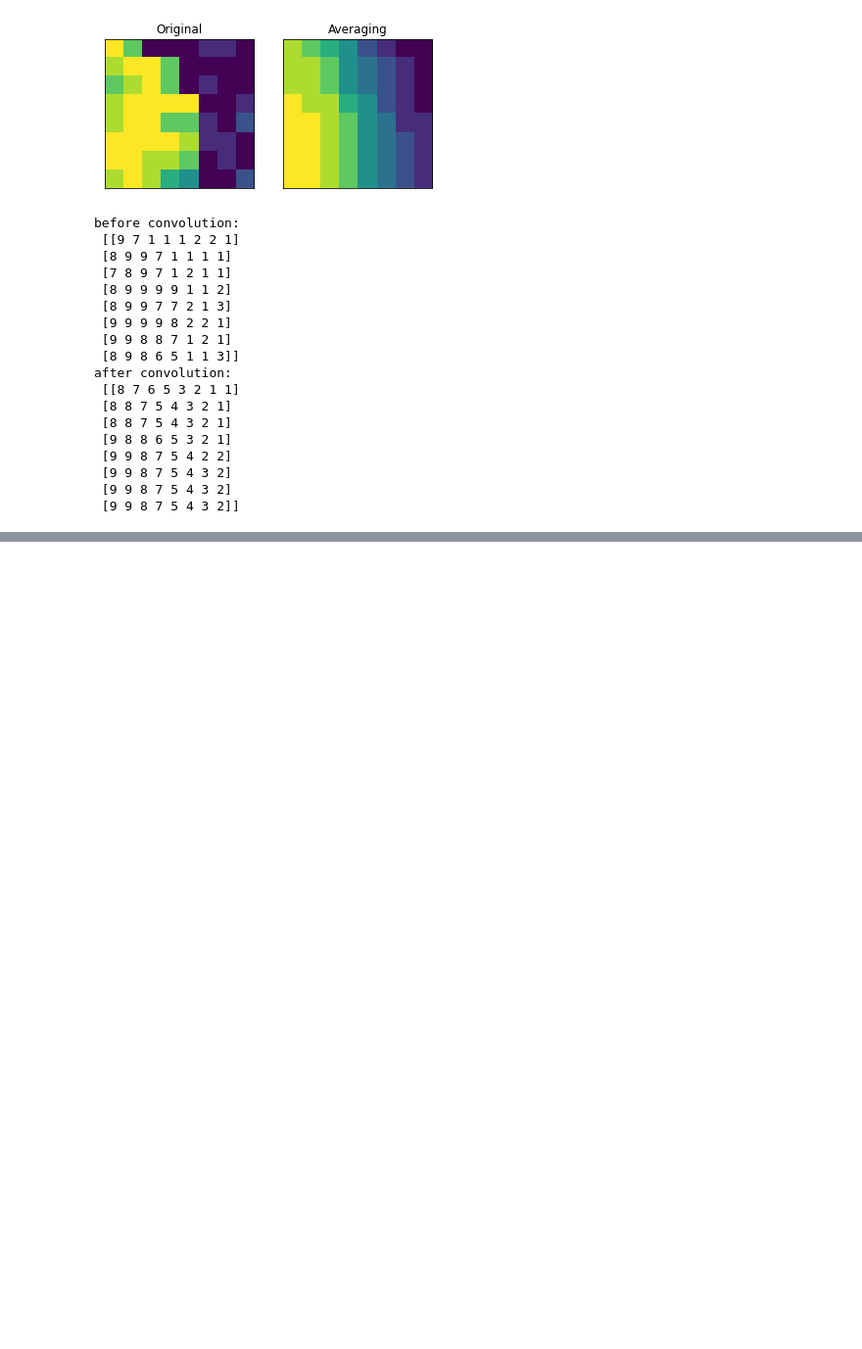
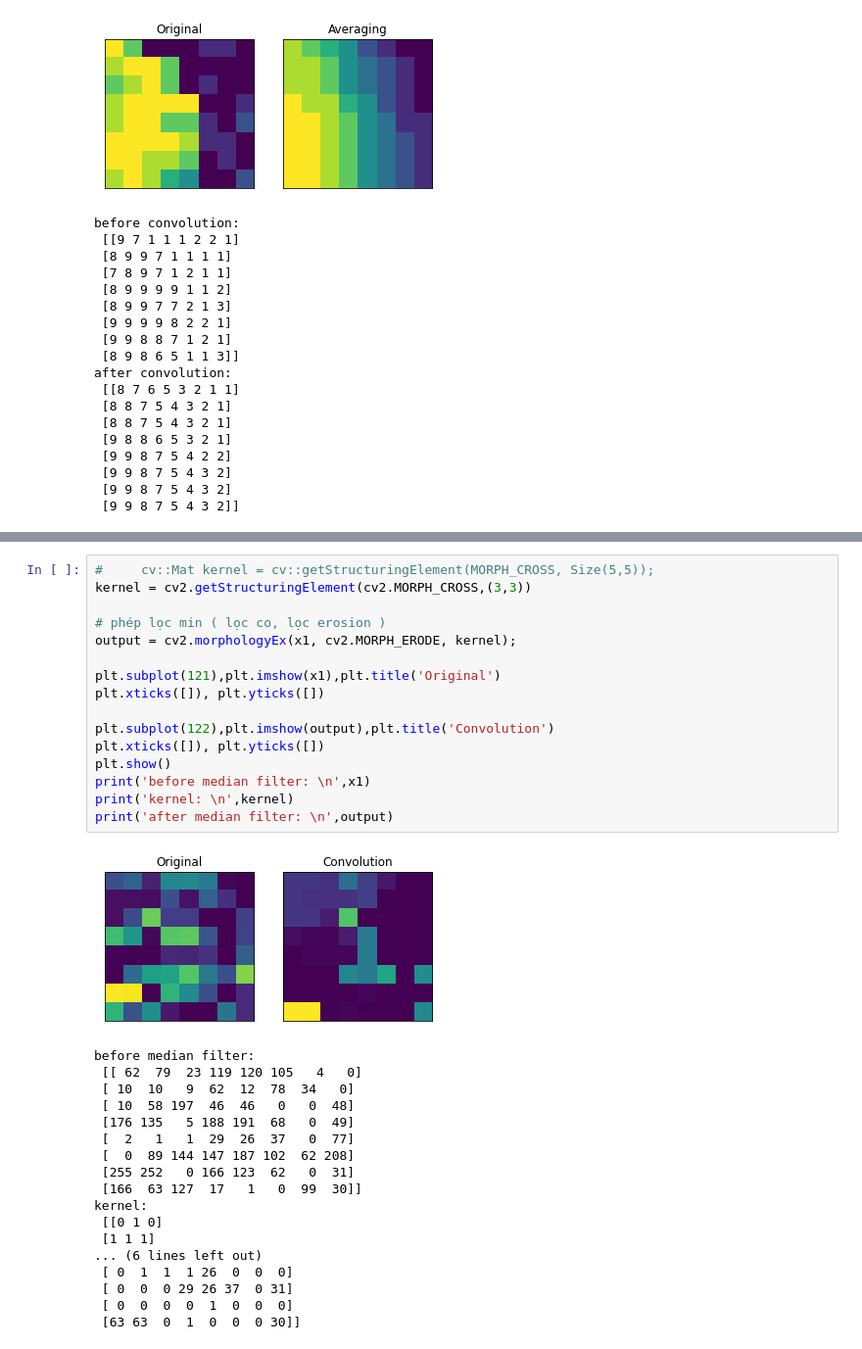
Before and after one commit to ndthien98/LTU15, a Jupyter notebook: 20201/image-processing/baitap_xla.ipynb, the cells around one changed output, grey strips where cells are left out. Shown at 98% size. Drawn from its saved outputs; the diff is of its cells as text; blank space fills up the shorter version.

```diff
--- a/20201/image-processing/baitap_xla.ipynb
+++ b/20201/image-processing/baitap_xla.ipynb
@@ -235,0 +342,35 @@ after convolution:
+# %%
+#     cv::Mat kernel = cv::getStructuringElement(MORPH_CROSS, Size(5,5));
+kernel = cv2.getStructuringElement(cv2.MORPH_CROSS,(3,3))
+
+# phép lọc min ( lọc co, lọc erosion )
+output = cv2.morphologyEx(x1, cv2.MORPH_ERODE, kernel);
+
+plt.subplot(121),plt.imshow(x1),plt.title('Original')
+plt.xticks([]), plt.yticks([])
+
+plt.subplot(122),plt.imshow(output),plt.title('Convolution')
+plt.xticks([]), plt.yticks([])
+plt.show()
+print('before median filter: \n',x1)
+print('kernel: \n',kernel)
+print('after median filter: \n',output)
+# %% [output]
+[figure, added]
+before median filter:
+ [[ 62  79  23 119 120 105   4   0]
+ [ 10  10   9  62  12  78  34   0]
+ [ 10  58 197  46  46   0   0  48]
+ [176 135   5 188 191  68   0  49]
+ [  2   1   1  29  26  37   0  77]
+ [  0  89 144 147 187 102  62 208]
+ [255 252   0 166 123  62   0  31]
+ [166  63 127  17   1   0  99  30]]
+kernel:
+ [[0 1 0]
+ [1 1 1]
+... (6 lines left out)
+ [ 0  1  1  1 26  0  0  0]
+ [ 0  0  0 29 26 37  0 31]
+ [ 0  0  0  0  1  0  0  0]
+ [63 63  0  1  0  0  0 30]]
```
Also changed, not shown: parts of 9 cells of this notebook, 48 other files.
